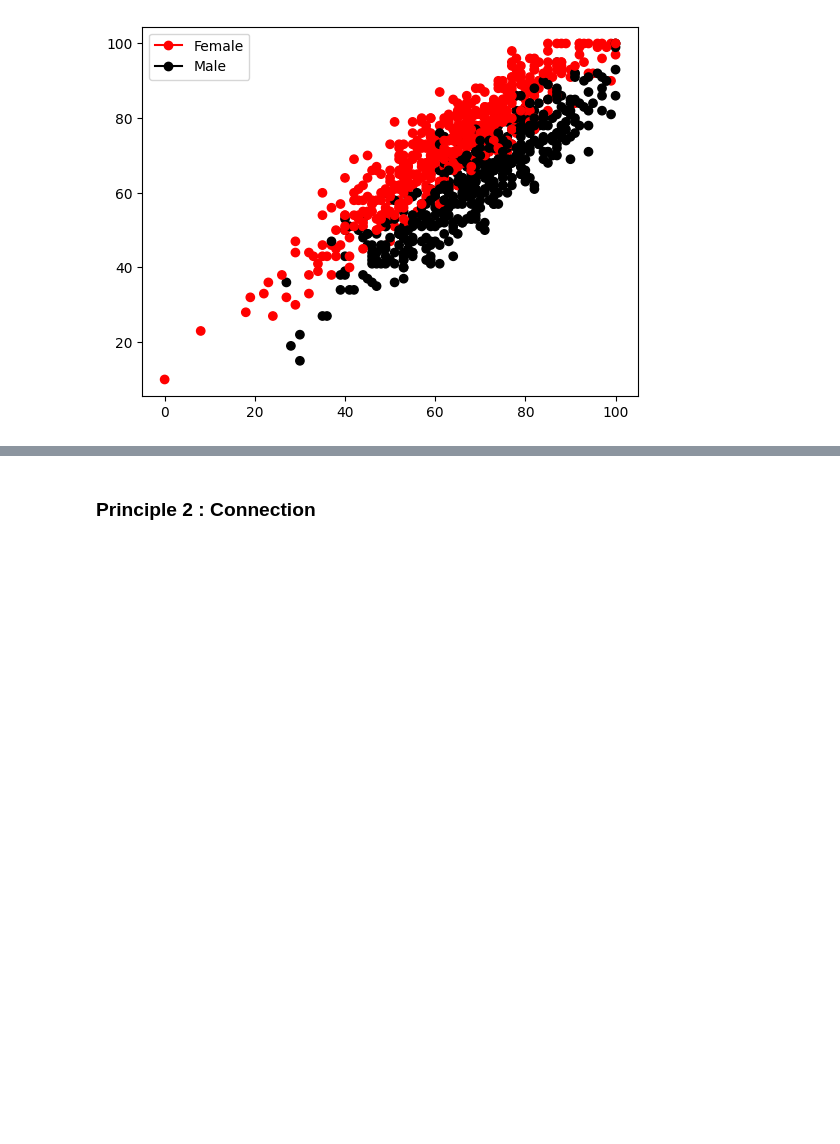
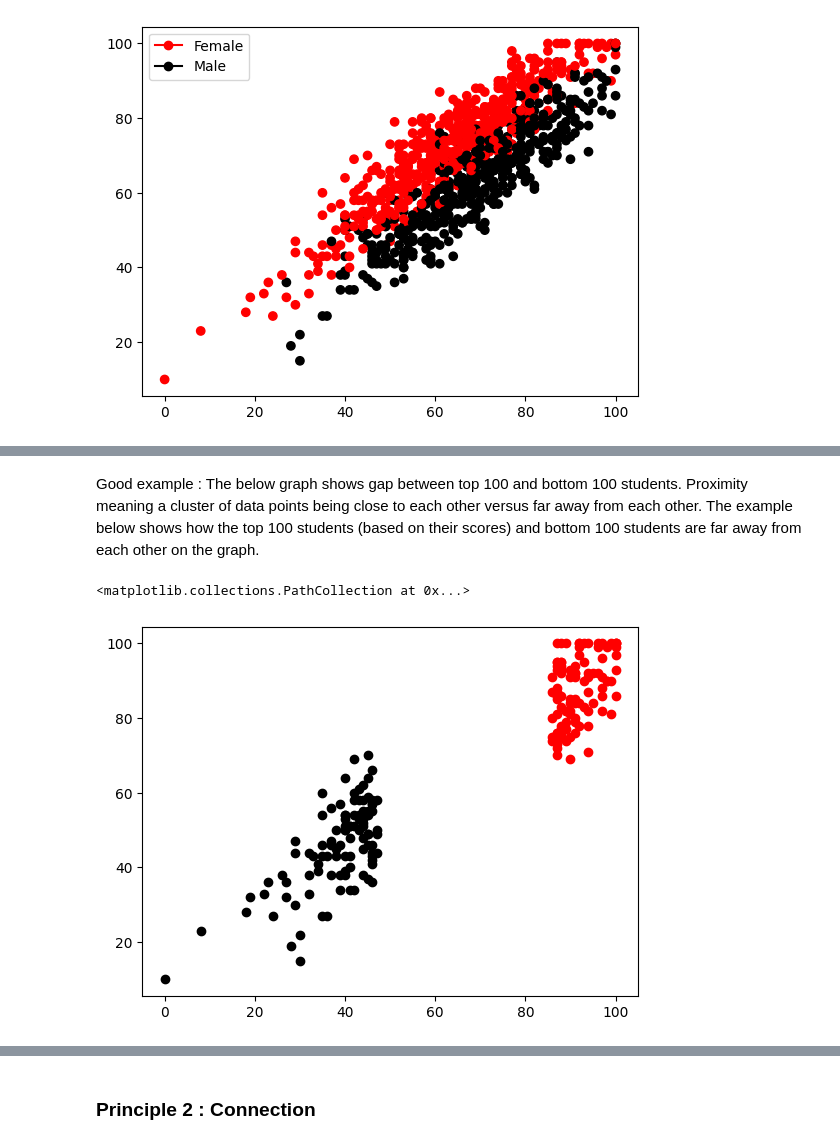
Before and after one commit to predinfer/project-gestalt, a Jupyter notebook: gestalt_2.ipynb, the cells around one changed output, grey strips where cells are left out. Cells and saved outputs as stored; diff of their text form; code cells hidden in the pictures; blank space fills up the shorter version.

```diff
--- a/gestalt_2.ipynb
+++ b/gestalt_2.ipynb
@@ -112,0 +71,15 @@ plt.legend(handles=legend_elements)
+# %% [markdown]
+Good example : The below graph shows gap between top 100 and bottom 100 students. Proximity meaning a cluster of data points being close to each other versus far away from each other. The example below shows how the top 100 students (based on their scores) and bottom 100 students are far away from each other on the graph.
+# %%
+# plt.scatter(df_students['math score'], df_students['writing score'], c='red')
+df_students=df_students.sort_values(by=['math score'])
+df_students_bottom_20=df_students[:100]
+df_students_bottom_20_40=df_students[100:200]
+plt.scatter(df_students_bottom_20['math score'], df_students_bottom_20['writing score'], c='black')
+#plt.scatter(df_students_bottom_20_40['math score'], df_students_bottom_20_40['writing score'], c='green')
+
+df_students_top_20=df_students.tail(100)
+plt.scatter(df_students_top_20['math score'], df_students_top_20['writing score'], c='red')
+# %% [output]
+<matplotlib.collections.PathCollection at 0x...>
+[figure, added]
```
Also changed, not shown: parts of 18 cells of this notebook.
